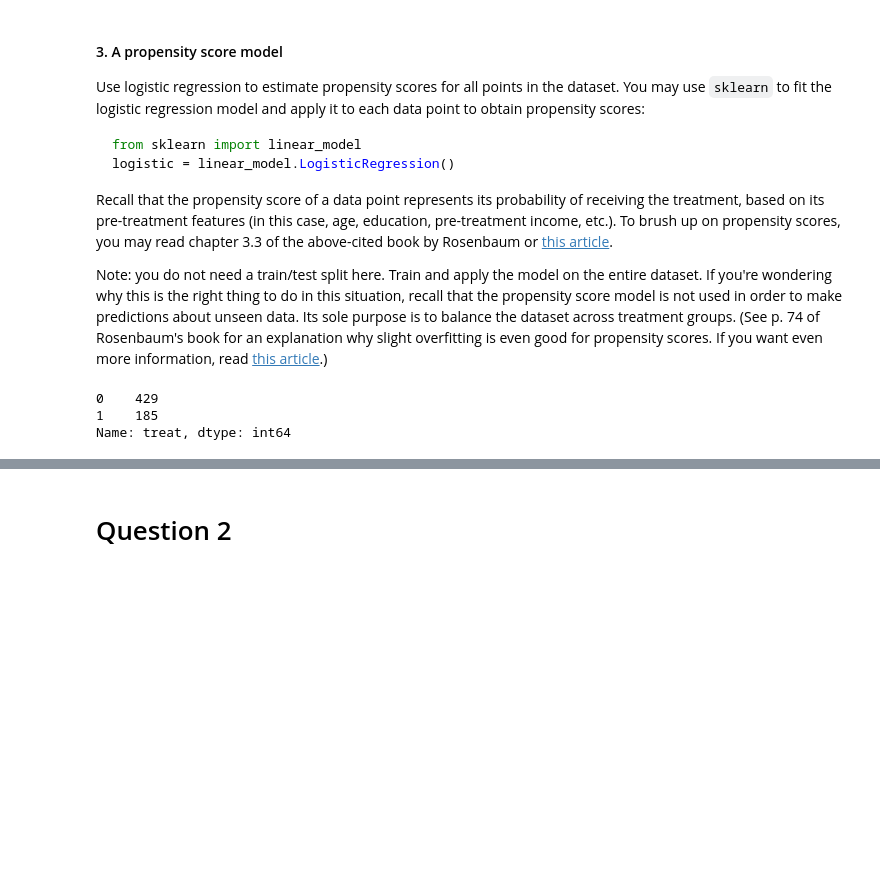
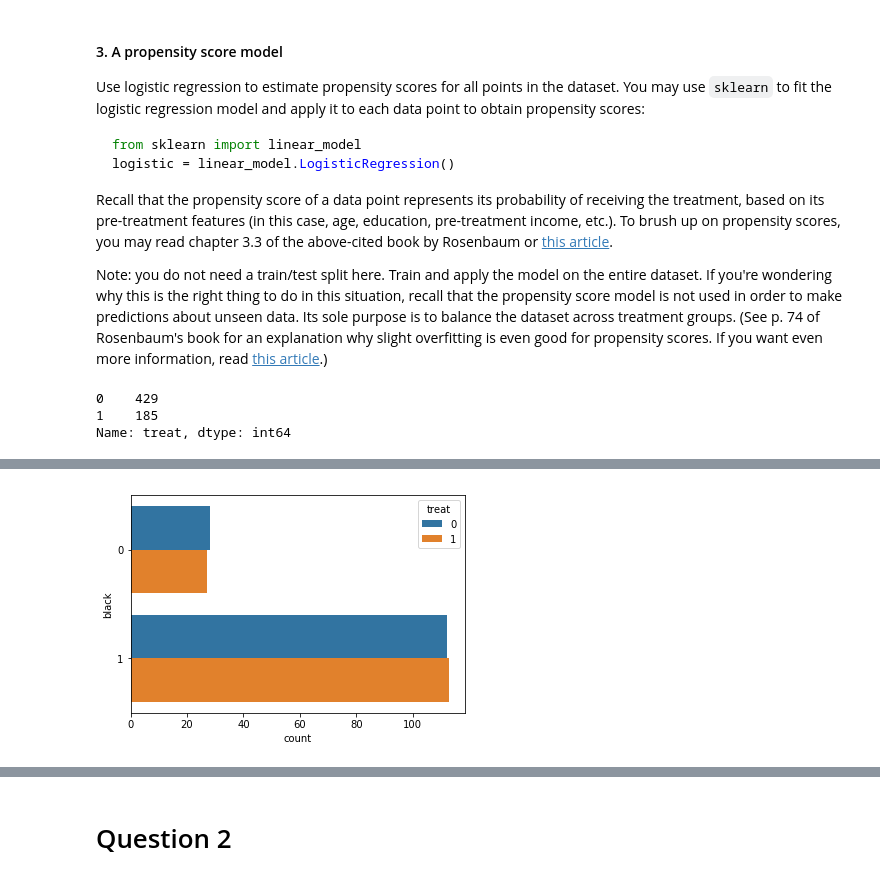
Before and after one commit to darioAnongba/EPFL-ADA, a Jupyter notebook: Labs/04 - Applied ML/Homework4.ipynb, the cells around one changed output, grey strips where cells are left out. Drawn from its saved outputs; the diff is of its cells as text; code cells hidden in the pictures; blank space fills up the shorter version.

```diff
--- a/Labs/04 - Applied ML/Homework4.ipynb
+++ b/Labs/04 - Applied ML/Homework4.ipynb
@@ -206,0 +288,4 @@ res
+# %%
+plot_distribution_binary(matched_df, 'black')
+# %% [output]
+[figure, added]
```
Also changed, not shown: parts of 43 cells of this notebook.
